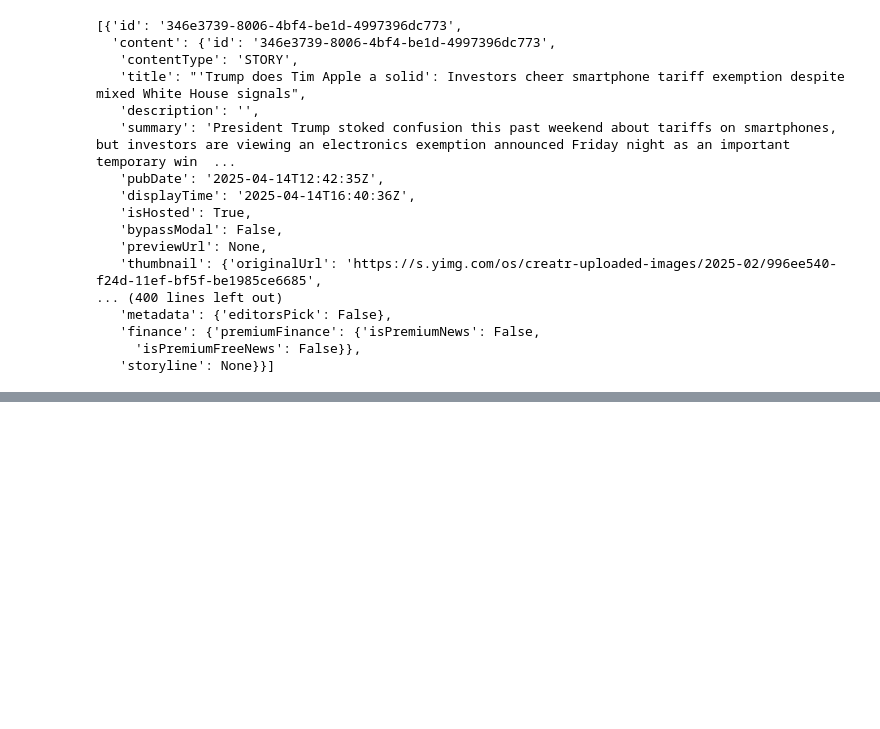
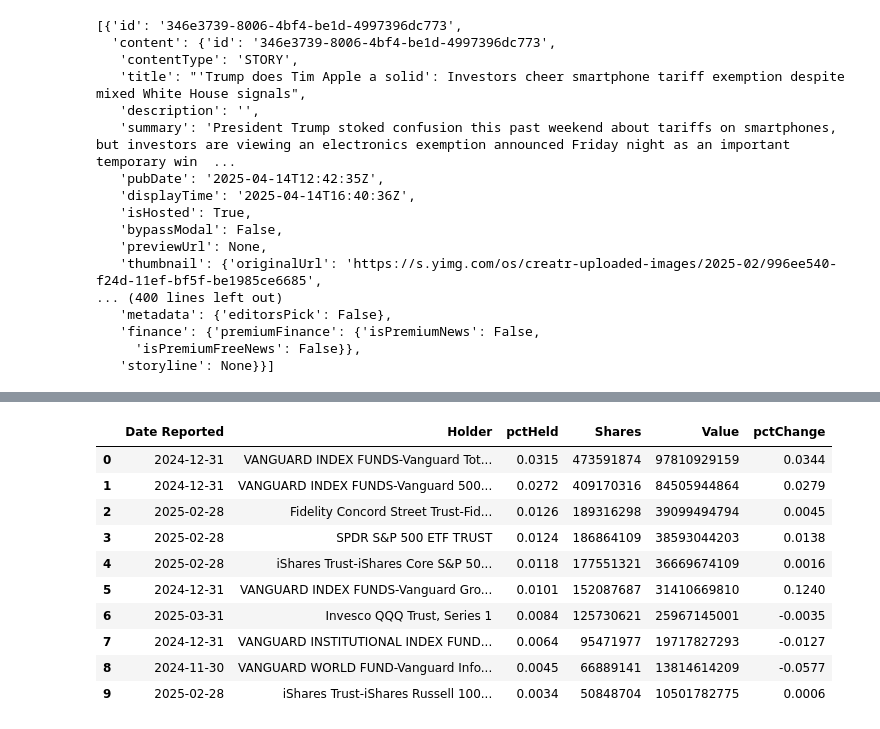
Before and after one commit to Romone10/fact_checking_BA, a Jupyter notebook: webscraping.ipynb, the cells around one changed output, grey strips where cells are left out. Cells and saved outputs as stored; diff of their text form; code cells hidden in the pictures; blank space fills up the shorter version.

```diff
--- a/webscraping.ipynb
+++ b/webscraping.ipynb
@@ -116,0 +172,14 @@ aapl.news
+# %%
+aapl.mutualfund_holders
+# %% [output]
+|  | Date Reported | Holder | pctHeld | Shares | Value | pctChange |
+| 0 | 2024-12-31 | VANGUARD INDEX FUNDS-Vanguard Tot... | 0.0315 | 473591874 | 97810929159 | 0.0344 |
+| 1 | 2024-12-31 | VANGUARD INDEX FUNDS-Vanguard 500... | 0.0272 | 409170316 | 84505944864 | 0.0279 |
+| 2 | 2025-02-28 | Fidelity Concord Street Trust-Fid... | 0.0126 | 189316298 | 39099494794 | 0.0045 |
+| 3 | 2025-02-28 | SPDR S&P 500 ETF TRUST | 0.0124 | 186864109 | 38593044203 | 0.0138 |
+| 4 | 2025-02-28 | iShares Trust-iShares Core S&P 50... | 0.0118 | 177551321 | 36669674109 | 0.0016 |
+| 5 | 2024-12-31 | VANGUARD INDEX FUNDS-Vanguard Gro... | 0.0101 | 152087687 | 31410669810 | 0.1240 |
+| 6 | 2025-03-31 | Invesco QQQ Trust, Series 1 | 0.0084 | 125730621 | 25967145001 | -0.0035 |
+| 7 | 2024-12-31 | VANGUARD INSTITUTIONAL INDEX FUND... | 0.0064 | 95471977 | 19717827293 | -0.0127 |
+| 8 | 2024-11-30 | VANGUARD WORLD FUND-Vanguard Info... | 0.0045 | 66889141 | 13814614209 | -0.0577 |
+| 9 | 2025-02-28 | iShares Trust-iShares Russell 100... | 0.0034 | 50848704 | 10501782775 | 0.0006 |
```
Also changed, not shown: parts of 15 cells of this notebook.
